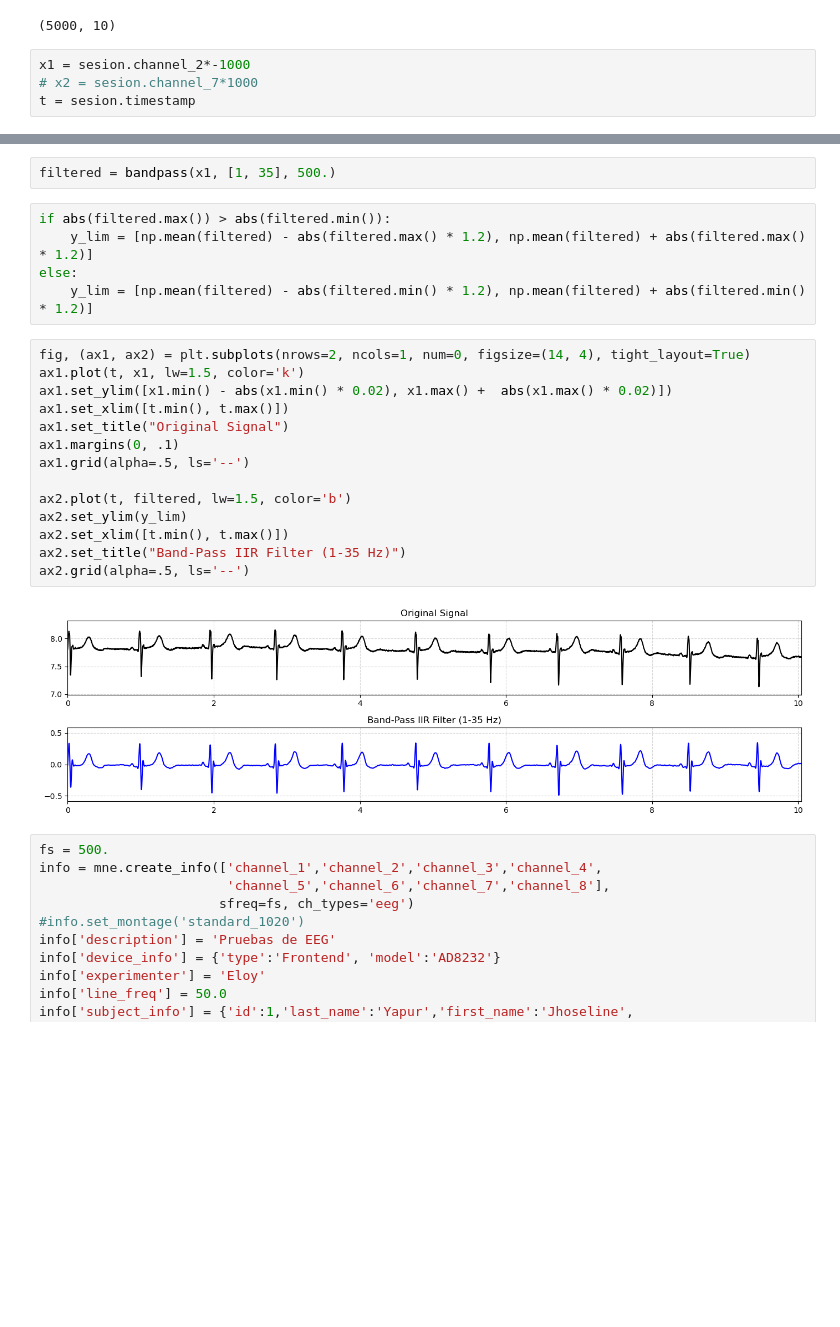
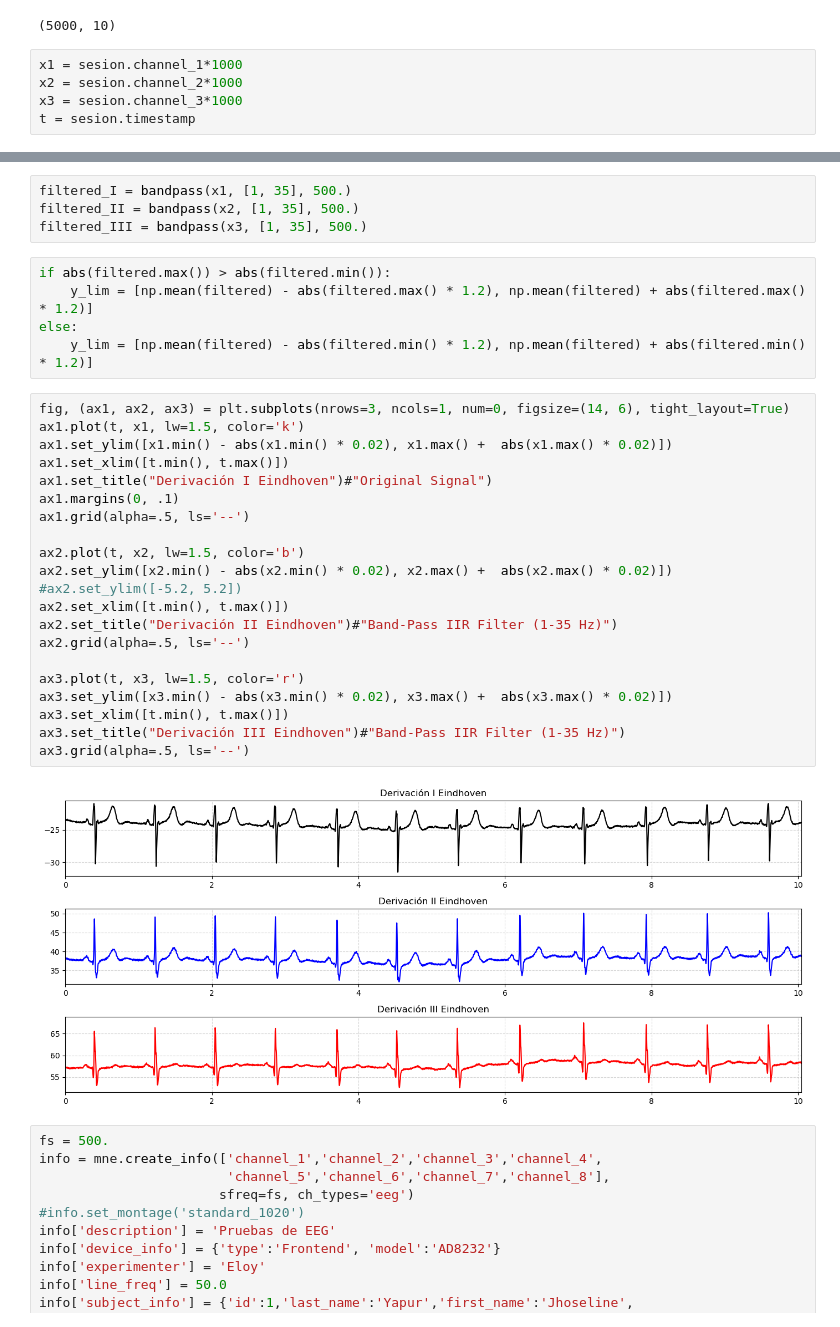
Before and after one commit to EloySerrudo/EEG_Project, a Jupyter notebook: bin/EDA.ipynb, the cells around one changed output, grey strips where cells are left out. Cells and saved outputs as stored; diff of their text form; blank space fills up the shorter version.

```diff
--- a/bin/EDA.ipynb
+++ b/bin/EDA.ipynb
@@ -76,8 +43,9 @@ sesion.shape
 # %% [output]
 (5000, 10)
 # %%
-x1 = sesion.channel_2*-1000
-# x2 = sesion.channel_7*1000
+x1 = sesion.channel_1*1000
+x2 = sesion.channel_2*1000
+x3 = sesion.channel_3*1000
 t = sesion.timestamp
 # %%
 fig, axs = plt.subplots(nrows=2, ncols=1, num=0, figsize=(14, 4), tight_layout=True)
@@ -110,26 +113,35 @@ def bandpass(data: np.ndarray, edges: list[float], sample_rate: float, poles: in
 # %%
-filtered = bandpass(x1, [1, 35], 500.)
+filtered_I = bandpass(x1, [1, 35], 500.)
+filtered_II = bandpass(x2, [1, 35], 500.)
+filtered_III = bandpass(x3, [1, 35], 500.)
 # %%
 if abs(filtered.max()) > abs(filtered.min()):
     y_lim = [np.mean(filtered) - abs(filtered.max() * 1.2), np.mean(filtered) + abs(filtered.max() * 1.2)]
 else:
     y_lim = [np.mean(filtered) - abs(filtered.min() * 1.2), np.mean(filtered) + abs(filtered.min() * 1.2)]
 # %%
-fig, (ax1, ax2) = plt.subplots(nrows=2, ncols=1, num=0, figsize=(14, 4), tight_layout=True)
+fig, (ax1, ax2, ax3) = plt.subplots(nrows=3, ncols=1, num=0, figsize=(14, 6), tight_layout=True)
 ax1.plot(t, x1, lw=1.5, color='k')
 ax1.set_ylim([x1.min() - abs(x1.min() * 0.02), x1.max() +  abs(x1.max() * 0.02)])
 ax1.set_xlim([t.min(), t.max()])
-ax1.set_title("Original Signal")
+ax1.set_title("Derivación I Eindhoven")#"Original Signal")
 ax1.margins(0, .1)
 ax1.grid(alpha=.5, ls='--')
 
-ax2.plot(t, filtered, lw=1.5, color='b')
-ax2.set_ylim(y_lim)
+ax2.plot(t, x2, lw=1.5, color='b')
+ax2.set_ylim([x2.min() - abs(x2.min() * 0.02), x2.max() +  abs(x2.max() * 0.02)])
+#ax2.set_ylim([-5.2, 5.2])
 ax2.set_xlim([t.min(), t.max()])
-ax2.set_title("Band-Pass IIR Filter (1-35 Hz)")
+ax2.set_title("Derivación II Eindhoven")#"Band-Pass IIR Filter (1-35 Hz)")
 ax2.grid(alpha=.5, ls='--')
+
+ax3.plot(t, x3, lw=1.5, color='r')
+ax3.set_ylim([x3.min() - abs(x3.min() * 0.02), x3.max() +  abs(x3.max() * 0.02)])
+ax3.set_xlim([t.min(), t.max()])
+ax3.set_title("Derivación III Eindhoven")#"Band-Pass IIR Filter (1-35 Hz)")
+ax3.grid(alpha=.5, ls='--')
 # %% [output]
-[figure, old version]
+[figure, new version]
 # %%
 fs = 500.
 info = mne.create_info(['channel_1','channel_2','channel_3','channel_4',
```
Also changed, not shown: parts of 11 cells of this notebook, 1 other file.
